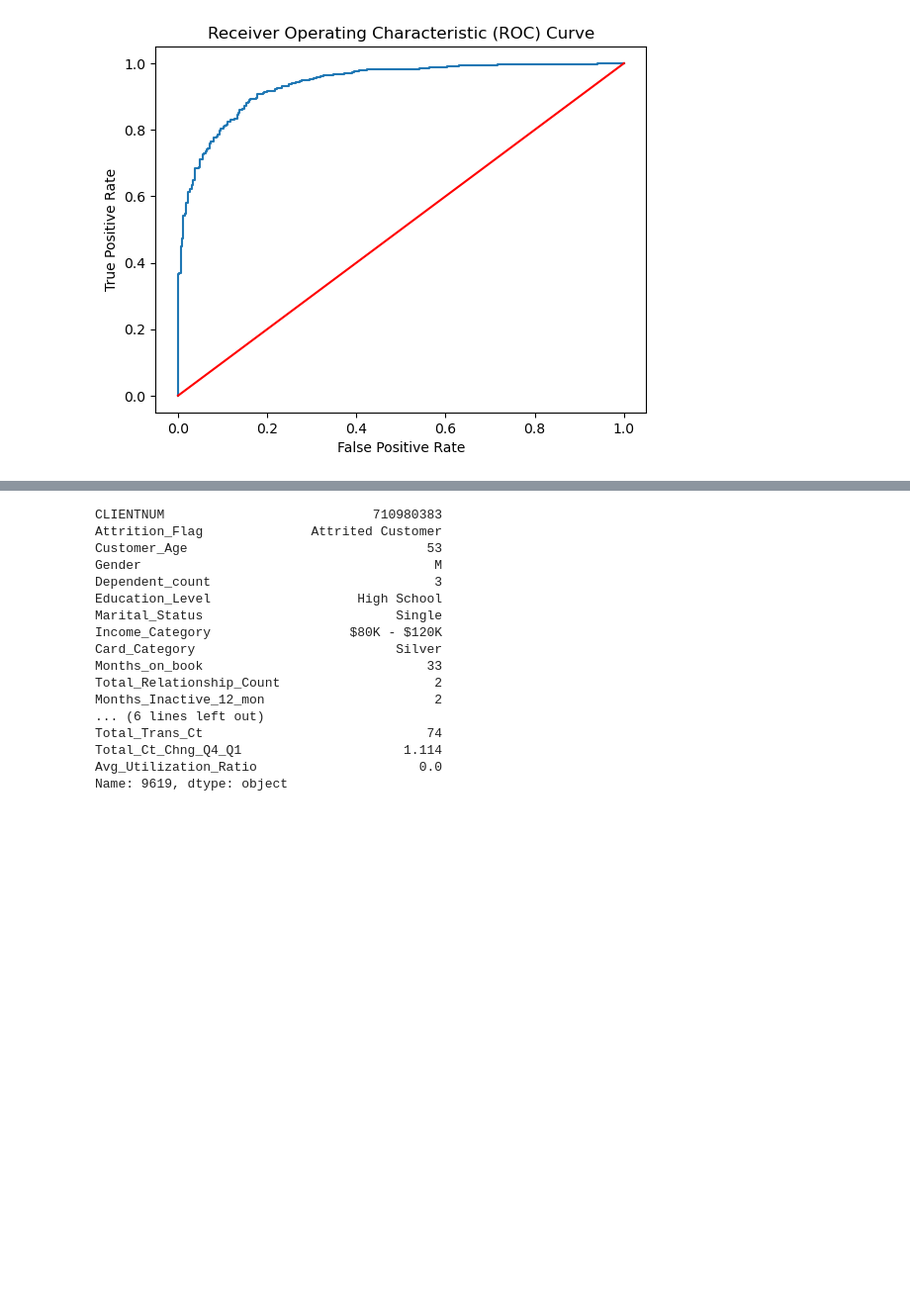
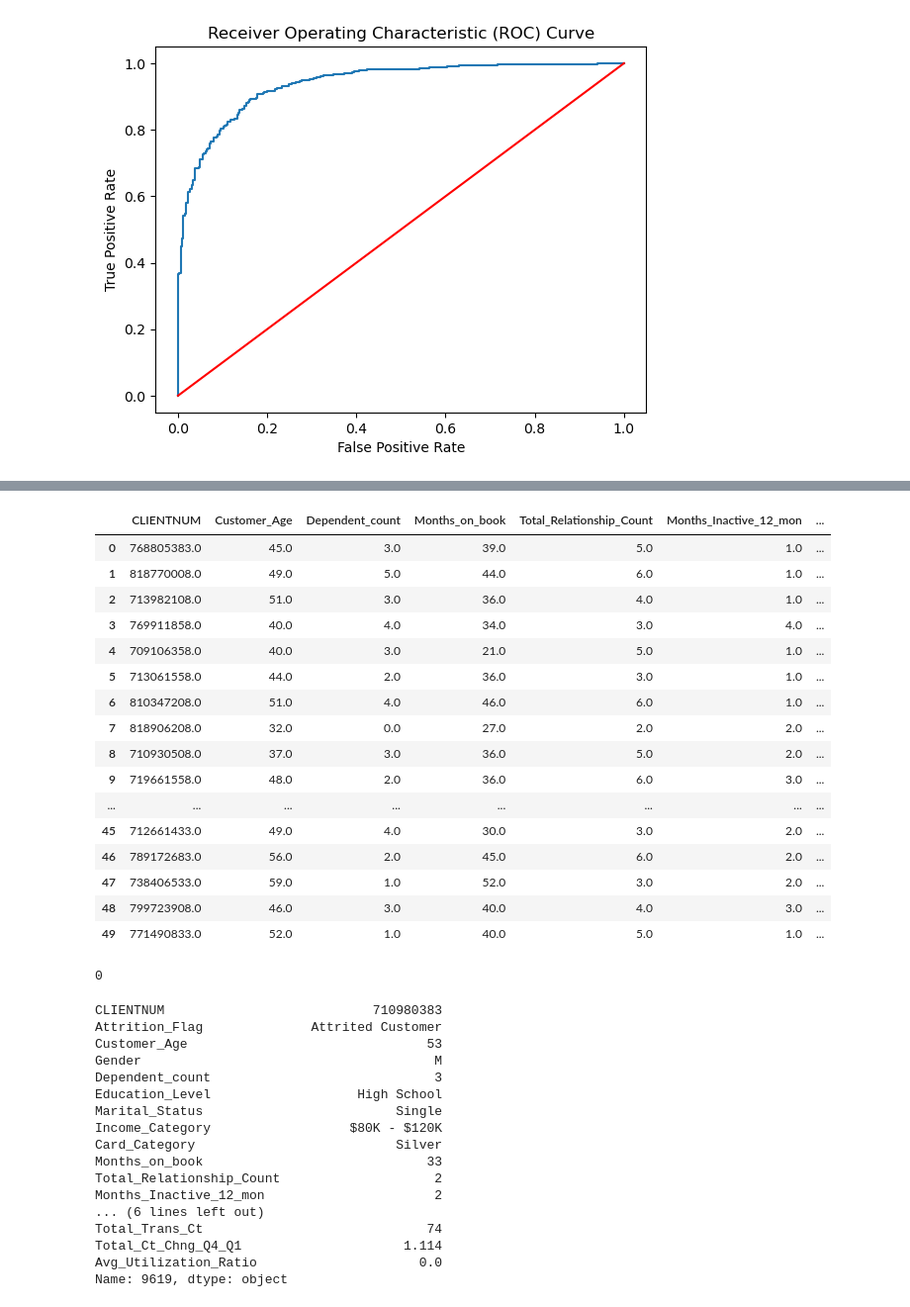
Before and after one commit to Zhassan8/learnbay_projects, a Jupyter notebook: bankchurners-recall-rate-98.ipynb, the cells around one changed output, grey strips where cells are left out. Shown at 99% size. Cells and saved outputs as stored; diff of their text form; code cells hidden in the pictures; blank space fills up the shorter version.

```diff
--- a/bankchurners-recall-rate-98.ipynb
+++ b/bankchurners-recall-rate-98.ipynb
@@ -874,3 +990,29 @@ X_test_new1.head(100)
+# %%
+X_new_df1['Probability_Y']=probability_prediction_df1
+# %%
+X_new_df1.head(50)
+# %% [output]
+|  | CLIENTNUM | Customer_Age | Dependent_count | Months_on_book | Total_Relationship_Count | Months_Inactive_12_mon | ... |
+| 0 | 768805383.0 | 45.0 | 3.0 | 39.0 | 5.0 | 1.0 | ... |
+| 1 | 818770008.0 | 49.0 | 5.0 | 44.0 | 6.0 | 1.0 | ... |
+| 2 | 713982108.0 | 51.0 | 3.0 | 36.0 | 4.0 | 1.0 | ... |
+| 3 | 769911858.0 | 40.0 | 4.0 | 34.0 | 3.0 | 4.0 | ... |
+| 4 | 709106358.0 | 40.0 | 3.0 | 21.0 | 5.0 | 1.0 | ... |
+| 5 | 713061558.0 | 44.0 | 2.0 | 36.0 | 3.0 | 1.0 | ... |
+| 6 | 810347208.0 | 51.0 | 4.0 | 46.0 | 6.0 | 1.0 | ... |
+| 7 | 818906208.0 | 32.0 | 0.0 | 27.0 | 2.0 | 2.0 | ... |
+| 8 | 710930508.0 | 37.0 | 3.0 | 36.0 | 5.0 | 2.0 | ... |
+| 9 | 719661558.0 | 48.0 | 2.0 | 36.0 | 6.0 | 3.0 | ... |
+| ... | ... | ... | ... | ... | ... | ... | ... |
+| 45 | 712661433.0 | 49.0 | 4.0 | 30.0 | 3.0 | 2.0 | ... |
+| 46 | 789172683.0 | 56.0 | 2.0 | 45.0 | 6.0 | 2.0 | ... |
+| 47 | 738406533.0 | 59.0 | 1.0 | 52.0 | 3.0 | 2.0 | ... |
+| 48 | 799723908.0 | 46.0 | 3.0 | 40.0 | 4.0 | 3.0 | ... |
+| 49 | 771490833.0 | 52.0 | 1.0 | 40.0 | 5.0 | 1.0 | ... |
+# %%
+X_new_df1.isnull().sum().sum()
+# %% [output]
+0
 # %%
 df.iloc[9619]# attrition Flag is Attrited Customer
 # %% [output]
```
Also changed, not shown: parts of 41 cells of this notebook.
